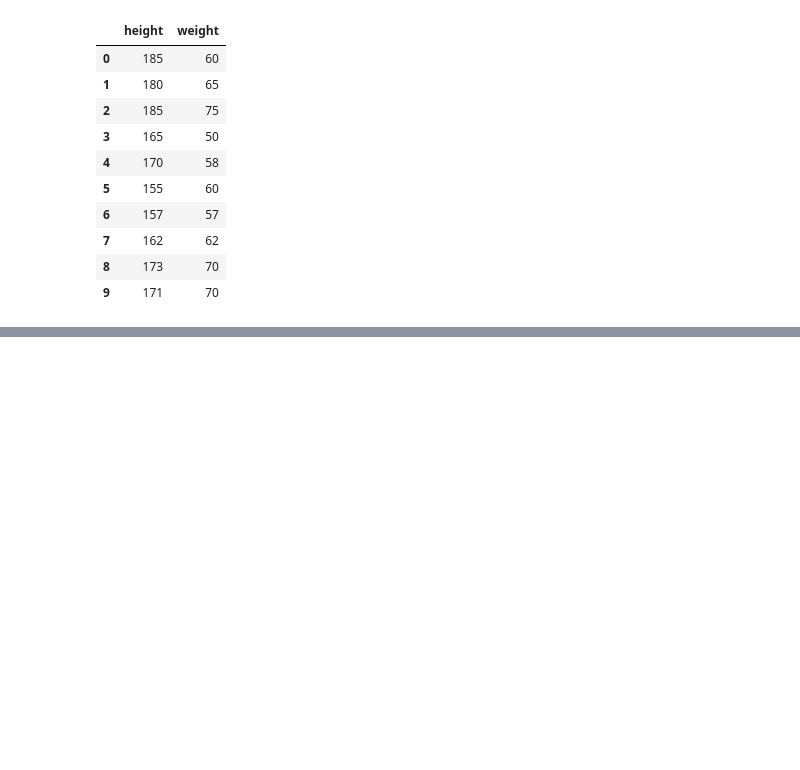
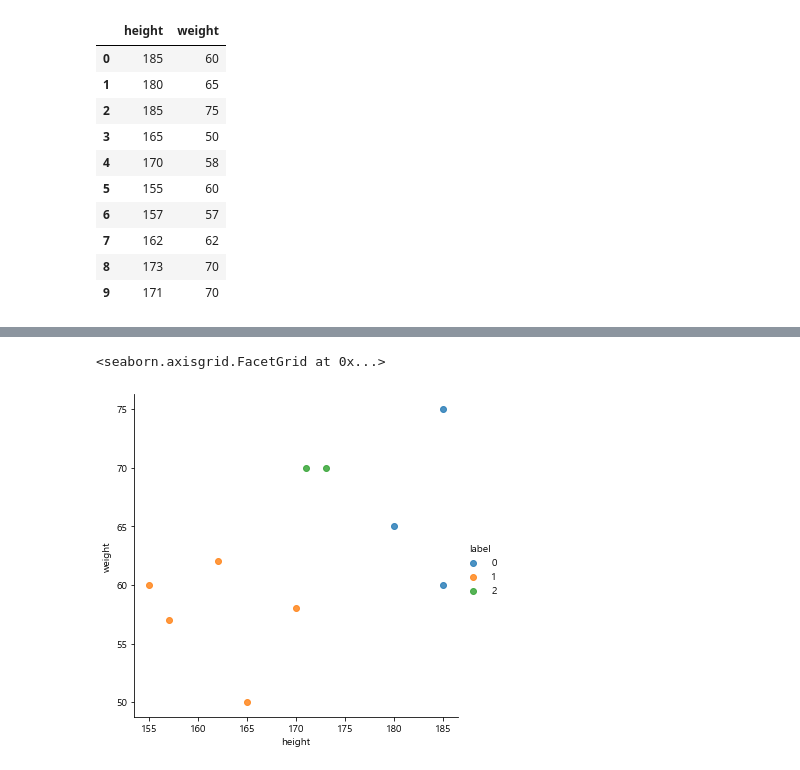
Before and after one commit to not147/PythonBasic, a Jupyter notebook: pythonwork/ai/5_기타 알고리즘.ipynb, the cells around one changed output, grey strips where cells are left out. Saved outputs shown, nothing was run; the diff lists cells and outputs as text; code cells hidden in the pictures; blank space fills up the shorter version.

```diff
--- a/pythonwork/ai/5_기타 알고리즘.ipynb
+++ b/pythonwork/ai/5_기타 알고리즘.ipynb
@@ -452,0 +461,5 @@ df
+# %%
+model = KMeans(n_clusters=3).fit(df.values)
+# %%
+df["label"] = model.labels_
+df
@@ -452,0 +478,5 @@ df
+# %%
+sns.lmplot("height", "weight", data=df, fit_reg=False, hue="label")
+# %% [output]
+<seaborn.axisgrid.FacetGrid at 0x...>
+[figure, added]
```
Also changed, not shown: parts of 59 cells of this notebook, 2 other files.
